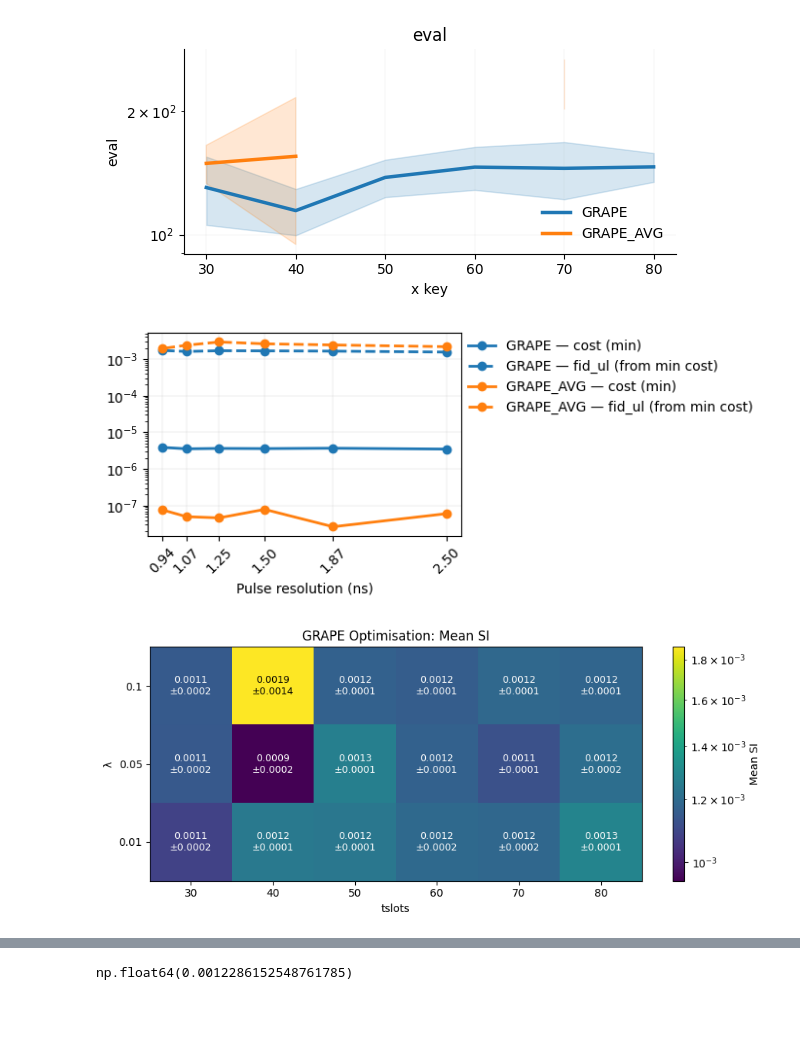
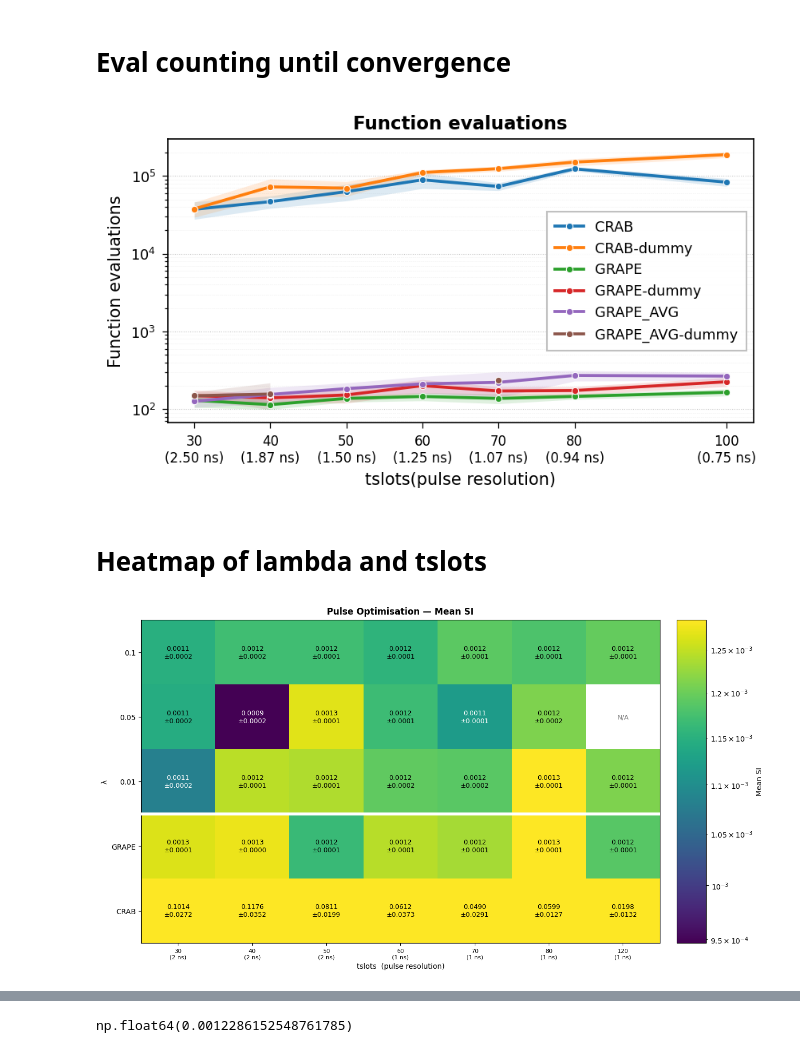
Before and after one commit to cicacica/VeriPulse, a Jupyter notebook: notebooks/data_processing.ipynb, the cells around one changed output, grey strips where cells are left out. Drawn from its saved outputs; the diff is of its cells as text; code cells hidden in the pictures; blank space fills up the shorter version.

Commit message:
data accumulation for paper results

```diff
--- a/notebooks/data_processing.ipynb
+++ b/notebooks/data_processing.ipynb
@@ -845,3 +105,5 @@ def summary_lambda(slot, data_dir, lams):
             summary[lam]['config'].append(res.config)
             summary[lam]['eval'].append(res.fid_compute_list)
     return summary
+# %% [markdown]
+# Eval counting until convergence
@@ -848,20 +244,14 @@ def summary_lambda(slot, data_dir, lams):
 # %%
-slots = [30, 40, 50, 60, 70, 80]
+slots = [30, 40, 50, 60, 70, 80, 100]
 summaries = dict()
+summaries['CRAB'] = summary_byslot('CRAB', slots, data_dir_dummyless)
+summaries['CRAB-dummy'] = summary_byslot('CRAB', slots, data_dir_dummyyes)
 summaries['GRAPE'] = summary_byslot("GRAPE", slots, data_dir_dummyless)
-#summaries['CRAB'] = summary_byslot('CRAB', slots, data_dir_dummyless)
-summaries['GRAPE_AVG'] = summary_byslot('GRAPE_AVG', slots, data_dir_dummyyes)
+summaries['GRAPE-dummy'] = summary_byslot("GRAPE", slots, data_dir_dummyyes)
+summaries['GRAPE_AVG'] = summary_byslot('GRAPE_AVG', slots, data_dir_dummyless)
+summaries['GRAPE_AVG-dummy'] = summary_byslot('GRAPE_AVG', slots, data_dir_dummyyes)
 plot_summary_property(summaries = summaries, quantity='eval', log_y=True)
 # %% [output]
-[figure, old version]
+[figure, new version]
-# %%
-plot_summary_properties_extremes(
-    summaries=summaries,
-    main_quantity='cost',
-    main_case='min',
-    other_quantities=['fid_ul'],
-    log_y=True,
-    resolution=True
-)
-# %% [output]
-[figure, removed]
+# %% [markdown]
+# Heatmap of lambda and tslots
@@ -868,5 +427,6 @@ plot_summary_properties_extremes(
 # %%
 lambdas = [0.1, 0.05, 0.01]
-plot_grape_heatmap(data_dir_dummyless, lambdas, slots, show='si', resolution=False)
+tslots_list = [30,40,50,60,70,80,120]
+plot_grape_heatmap(data_dir_dummyless, lambdas, tslots_list, show_grape=True, show_crab=True)
 # %% [output]
-[figure, old version]
+[figure, new version]
```
Also changed, not shown: parts of 20 cells of this notebook, 7 other files.
